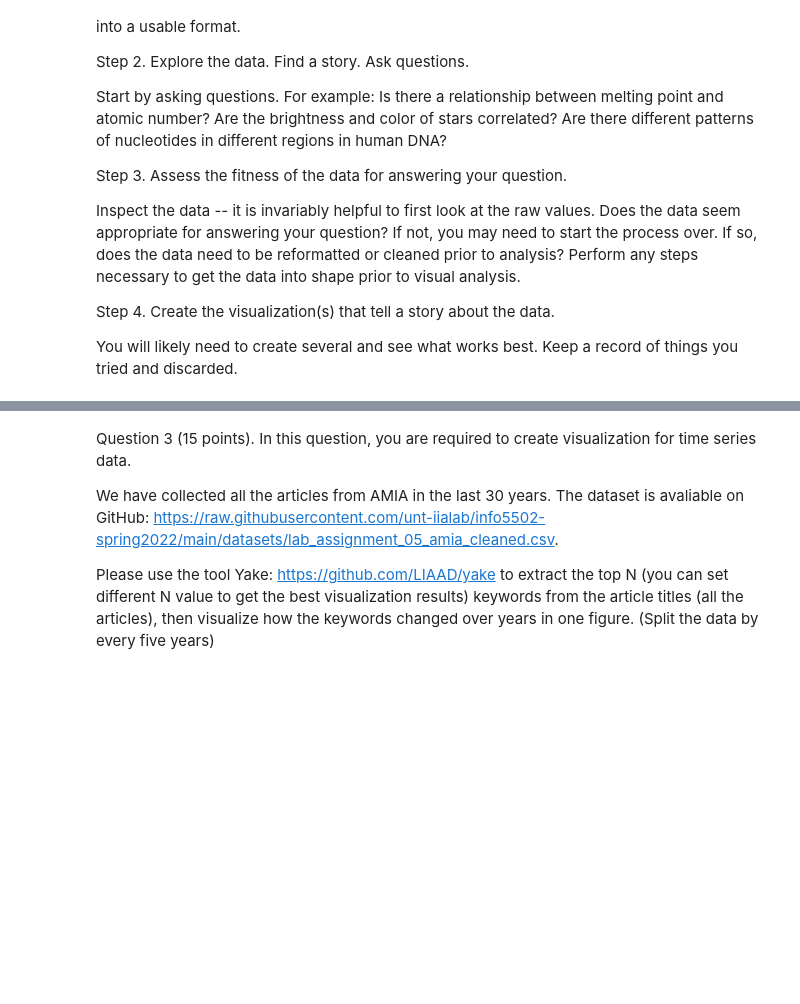
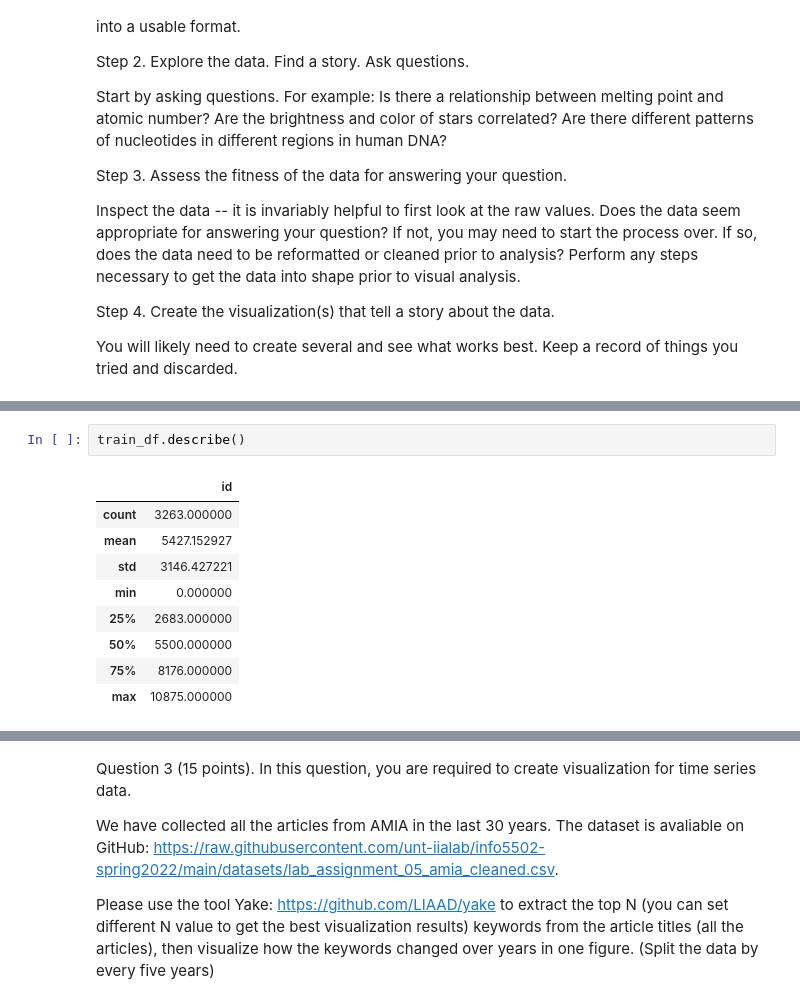
Before and after one commit to sivaparvathi1234/siva-parvathi_INFO5502_Spring2022, a Jupyter notebook: lab_assignment_05.ipynb, the cells around one changed output, grey strips where cells are left out. Saved outputs shown, nothing was run; the diff lists cells and outputs as text; blank space fills up the shorter version.

```diff
--- a/lab_assignment_05.ipynb
+++ b/lab_assignment_05.ipynb
@@ -115,0 +162,12 @@ Q3.) What is the sentiment of the narrators answers?
+# %%
+train_df.describe()
+# %% [output]
+|  | id |
+| count | 3263.000000 |
+| mean | 5427.152927 |
+| std | 3146.427221 |
+| min | 0.000000 |
+| 25% | 2683.000000 |
+| 50% | 5500.000000 |
+| 75% | 8176.000000 |
+| max | 10875.000000 |
```
Also changed, not shown: parts of 19 cells of this notebook.
